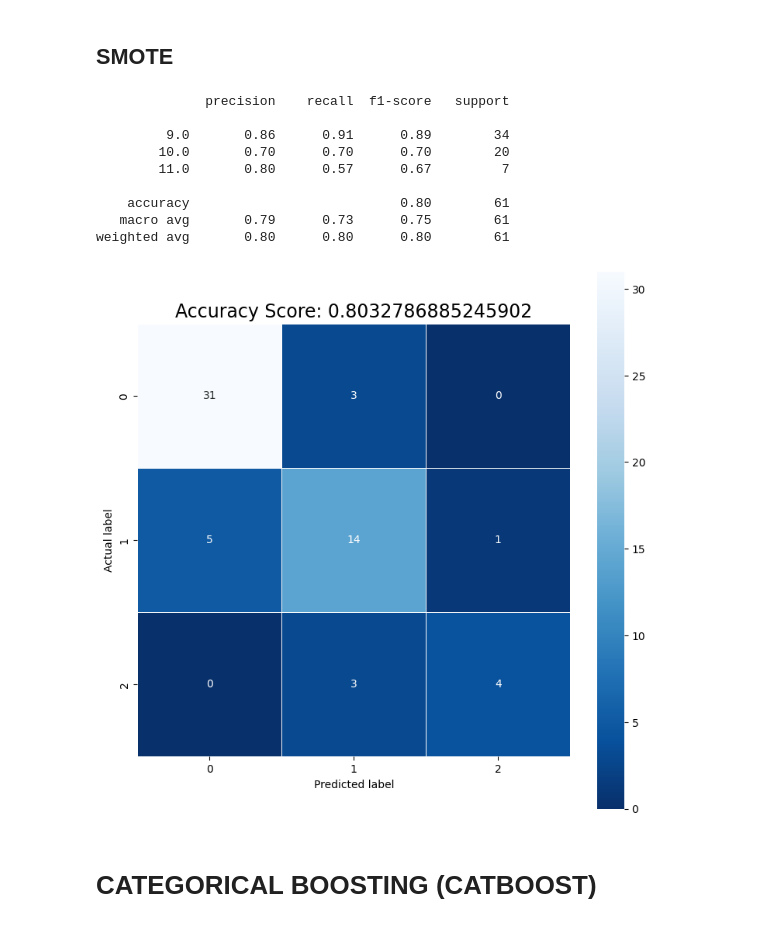
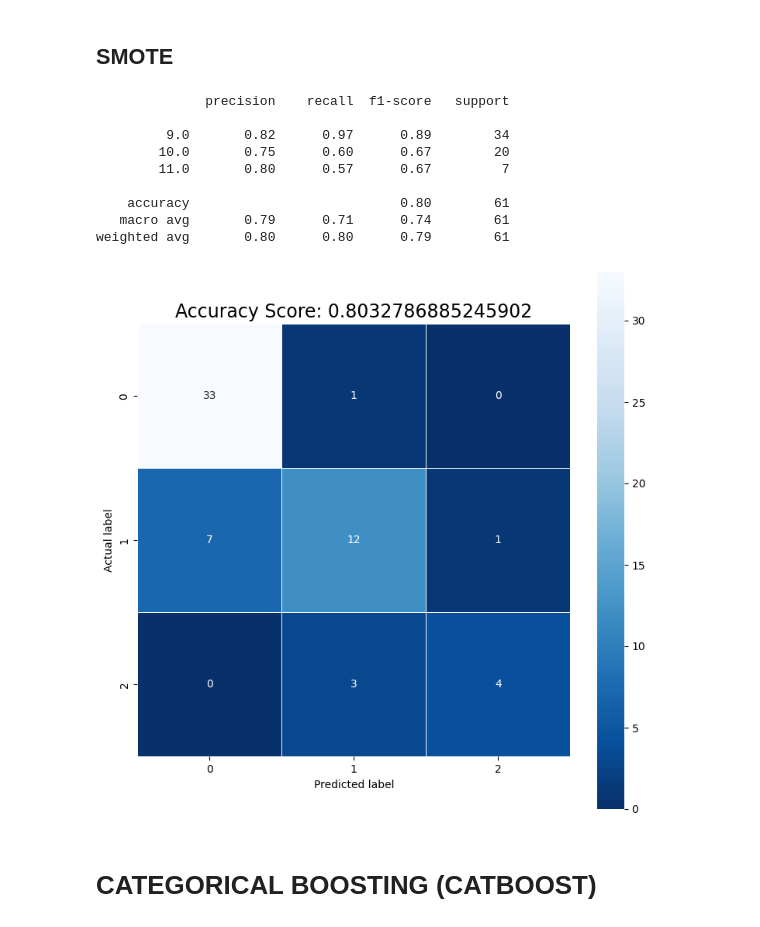
Before and after one commit to fabiorosario/code-smell-severity-classification-based-transfer-learning, a Jupyter notebook: TransferLearning/TestCSharp/Non-Standard/Large Class/LC_RF_ChiNorm20_TrainJavaCSharp_TestCSharp.ipynb, the cells around one changed output. Saved outputs shown, nothing was run; the diff lists cells and outputs as text; code cells hidden in the pictures.

```diff
--- a/TransferLearning/TestCSharp/Non-Standard/Large Class/LC_RF_ChiNorm20_TrainJavaCSharp_TestCSharp.ipynb
+++ b/TransferLearning/TestCSharp/Non-Standard/Large Class/LC_RF_ChiNorm20_TrainJavaCSharp_TestCSharp.ipynb
@@ -574,42 +574,42 @@ from xgboost import XGBClassifier
 from sklearn.metrics import accuracy_score, confusion_matrix, classification_report
 
 # Define the classifier model
-classifier = XGBClassifier(num_class=12, random_state=42, tree_method='hist', objective='multi:softprob', n_estimators=406, max_depth=17,
-                           learning_rate=0.060689655172413794, grow_policy='depthwise', booster='dart')
+classifier = XGBClassifier(num_class=12, random_state=42, tree_method='hist', objective='multi:softmax', n_estimators=920, max_depth=17,
+                           learning_rate=0.2803448275862069, grow_policy='lossguide', booster='gbtree')
 
 classifier.fit(x_train_multiclass_res, y_train_multiclass_res)
 
 predictions_classifier = classifier.predict(x_test_multiclass)
 
 cm = confusion_matrix(y_test_multiclass, predictions_classifier)
 
 print(classification_report(y_test_multiclass, predictions_classifier))
 
 score = classifier.score(x_test_multiclass, y_test_multiclass)
 
 import matplotlib.pyplot as plt
 import seaborn as sns
 from sklearn import metrics
 
 plt.figure(figsize=(9,9))
 sns.heatmap(cm, annot=True, fmt=".0f", linewidths=.5, square = True, cmap = 'Blues_r')
 plt.ylabel('Actual label')
 plt.xlabel('Predicted label')
 all_sample_title = 'Accuracy Score: {0}'.format(score)
 plt.title(all_sample_title, size = 17)
 #plt.savefig('toy_Digits_ConfusionSeabornCodementor.png')
 plt.show()
 # %% [output]
               precision    recall  f1-score   support
 
-         9.0       0.86      0.91      0.89        34
-        10.0       0.70      0.70      0.70        20
+         9.0       0.82      0.97      0.89        34
+        10.0       0.75      0.60      0.67        20
         11.0       0.80      0.57      0.67         7
 
     accuracy                           0.80        61
-   macro avg       0.79      0.73      0.75        61
-weighted avg       0.80      0.80      0.80        61
+   macro avg       0.79      0.71      0.74        61
+weighted avg       0.80      0.80      0.79        61
-[figure, old version]
+[figure, new version]
 # %% [markdown]
 # **CATEGORICAL BOOSTING (CATBOOST)**
 # %%
```
Also changed, not shown: parts of 1 cell of this notebook, 1 other file.
